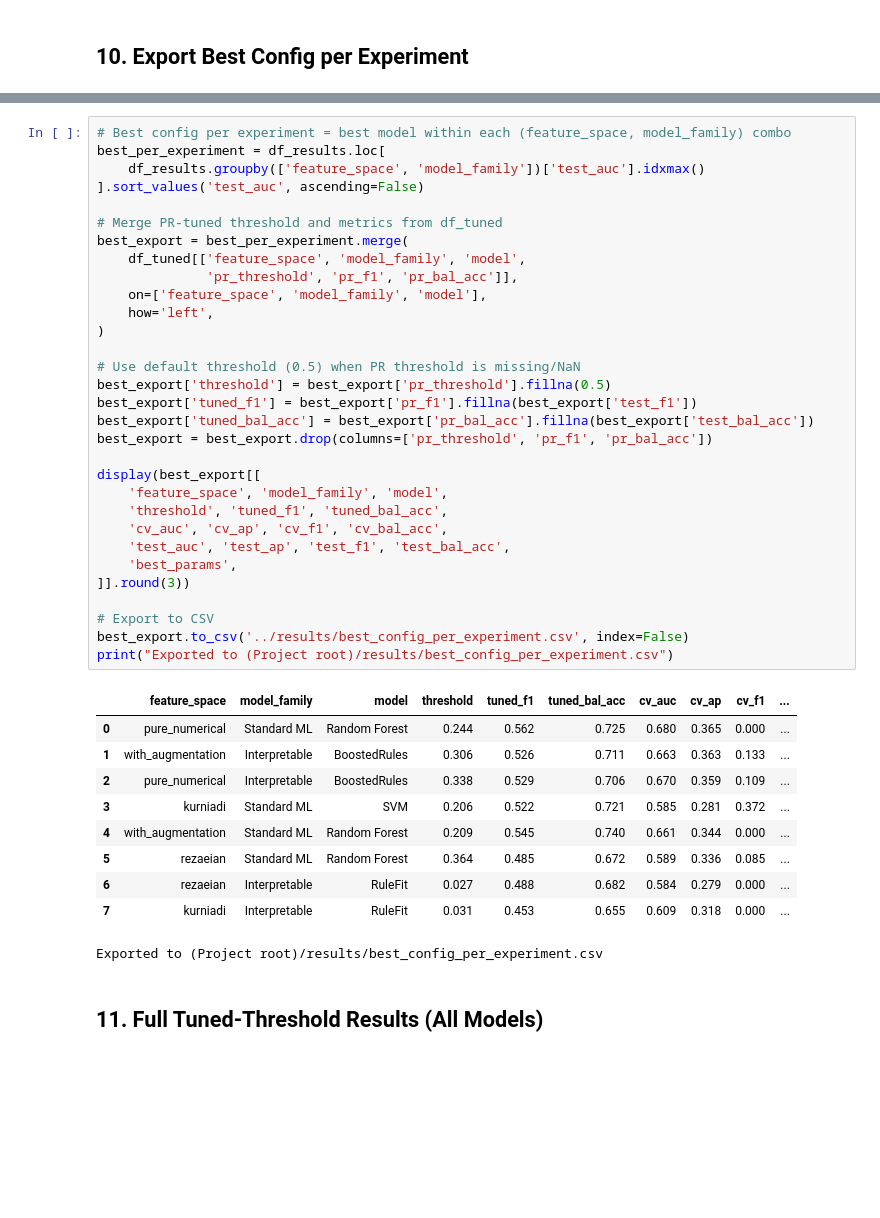
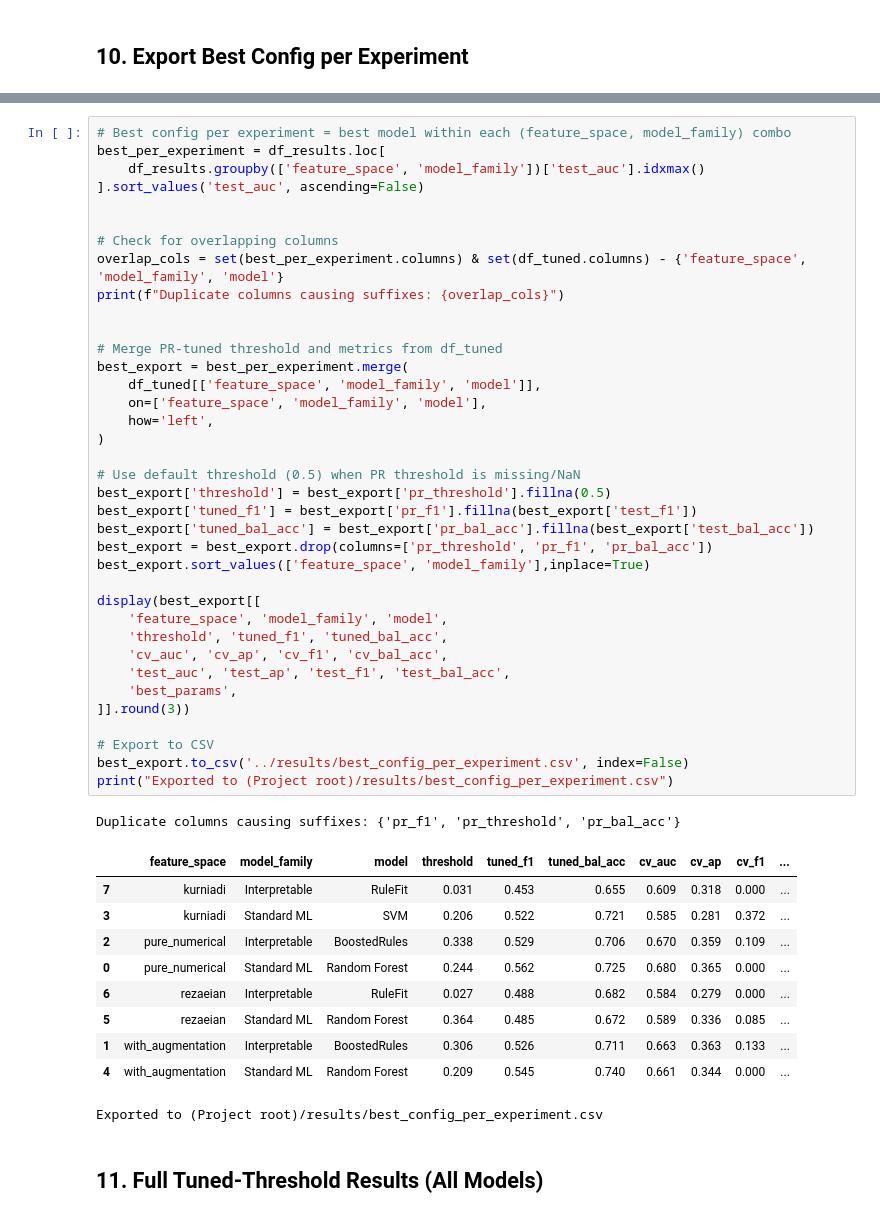
Before and after one commit to AlexandrosMiteloudis/DAMA_Hackathon, a Jupyter notebook: notebooks/final_experiments.ipynb, the cells around one changed output, grey strips where cells are left out. Drawn from its saved outputs; the diff is of its cells as text; blank space fills up the shorter version.

```diff
--- a/notebooks/final_experiments.ipynb
+++ b/notebooks/final_experiments.ipynb
@@ -543,43 +563,50 @@ df_results.sort_values('test_auc', ascending=False)[
 # Best config per experiment = best model within each (feature_space, model_family) combo
 best_per_experiment = df_results.loc[
     df_results.groupby(['feature_space', 'model_family'])['test_auc'].idxmax()
 ].sort_values('test_auc', ascending=False)
 
+
+# Check for overlapping columns
+overlap_cols = set(best_per_experiment.columns) & set(df_tuned.columns) - {'feature_space', 'model_family', 'model'}
+print(f"Duplicate columns causing suffixes: {overlap_cols}")
+
+
 # Merge PR-tuned threshold and metrics from df_tuned
 best_export = best_per_experiment.merge(
-    df_tuned[['feature_space', 'model_family', 'model',
-              'pr_threshold', 'pr_f1', 'pr_bal_acc']],
+    df_tuned[['feature_space', 'model_family', 'model']],
     on=['feature_space', 'model_family', 'model'],
     how='left',
 )
 
 # Use default threshold (0.5) when PR threshold is missing/NaN
 best_export['threshold'] = best_export['pr_threshold'].fillna(0.5)
 best_export['tuned_f1'] = best_export['pr_f1'].fillna(best_export['test_f1'])
 best_export['tuned_bal_acc'] = best_export['pr_bal_acc'].fillna(best_export['test_bal_acc'])
 best_export = best_export.drop(columns=['pr_threshold', 'pr_f1', 'pr_bal_acc'])
+best_export.sort_values(['feature_space', 'model_family'],inplace=True)
 
 display(best_export[[
     'feature_space', 'model_family', 'model',
     'threshold', 'tuned_f1', 'tuned_bal_acc',
     'cv_auc', 'cv_ap', 'cv_f1', 'cv_bal_acc',
     'test_auc', 'test_ap', 'test_f1', 'test_bal_acc',
     'best_params',
 ]].round(3))
 
 # Export to CSV
 best_export.to_csv('../results/best_config_per_experiment.csv', index=False)
 print("Exported to (Project root)/results/best_config_per_experiment.csv")
 # %% [output]
+Duplicate columns causing suffixes: {'pr_f1', 'pr_threshold', 'pr_bal_acc'}
 |  | feature_space | model_family | model | threshold | tuned_f1 | tuned_bal_acc | cv_auc | cv_ap | cv_f1 | ... |
+| 7 | kurniadi | Interpretable | RuleFit | 0.031 | 0.453 | 0.655 | 0.609 | 0.318 | 0.000 | ... |
+| 3 | kurniadi | Standard ML | SVM | 0.206 | 0.522 | 0.721 | 0.585 | 0.281 | 0.372 | ... |
+| 2 | pure_numerical | Interpretable | BoostedRules | 0.338 | 0.529 | 0.706 | 0.670 | 0.359 | 0.109 | ... |
 | 0 | pure_numerical | Standard ML | Random Forest | 0.244 | 0.562 | 0.725 | 0.680 | 0.365 | 0.000 | ... |
+| 6 | rezaeian | Interpretable | RuleFit | 0.027 | 0.488 | 0.682 | 0.584 | 0.279 | 0.000 | ... |
+| 5 | rezaeian | Standard ML | Random Forest | 0.364 | 0.485 | 0.672 | 0.589 | 0.336 | 0.085 | ... |
 | 1 | with_augmentation | Interpretable | BoostedRules | 0.306 | 0.526 | 0.711 | 0.663 | 0.363 | 0.133 | ... |
-| 2 | pure_numerical | Interpretable | BoostedRules | 0.338 | 0.529 | 0.706 | 0.670 | 0.359 | 0.109 | ... |
-| 3 | kurniadi | Standard ML | SVM | 0.206 | 0.522 | 0.721 | 0.585 | 0.281 | 0.372 | ... |
 | 4 | with_augmentation | Standard ML | Random Forest | 0.209 | 0.545 | 0.740 | 0.661 | 0.344 | 0.000 | ... |
-| 5 | rezaeian | Standard ML | Random Forest | 0.364 | 0.485 | 0.672 | 0.589 | 0.336 | 0.085 | ... |
-| 6 | rezaeian | Interpretable | RuleFit | 0.027 | 0.488 | 0.682 | 0.584 | 0.279 | 0.000 | ... |
-| 7 | kurniadi | Interpretable | RuleFit | 0.031 | 0.453 | 0.655 | 0.609 | 0.318 | 0.000 | ... |
-Exported to (Project root)/results/best_config_per_experiment.csv
+Exported to (Project root)/results/best_config_per_experiment.csv
 # %% [markdown]
 ## 11. Full Tuned-Threshold Results (All Models)
```
Also changed, not shown: parts of 22 cells of this notebook.
